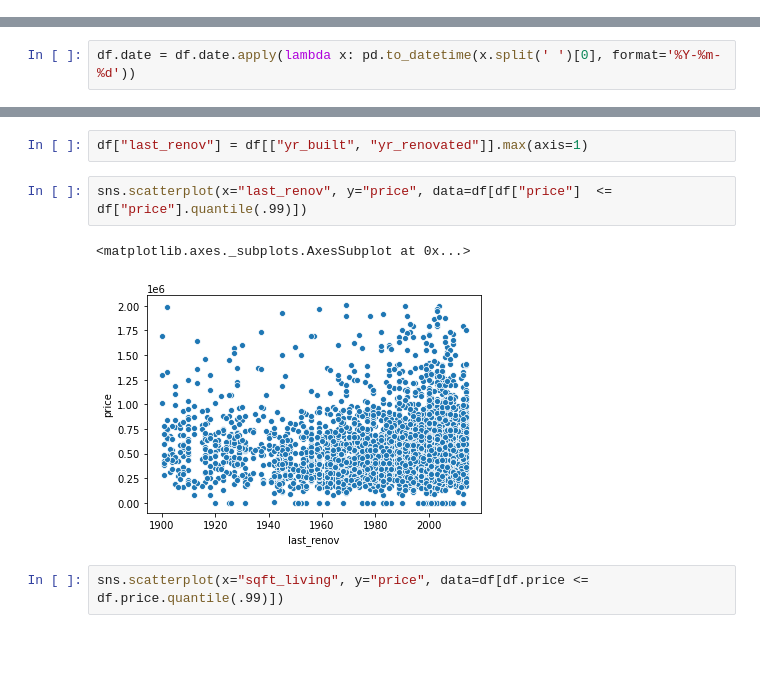
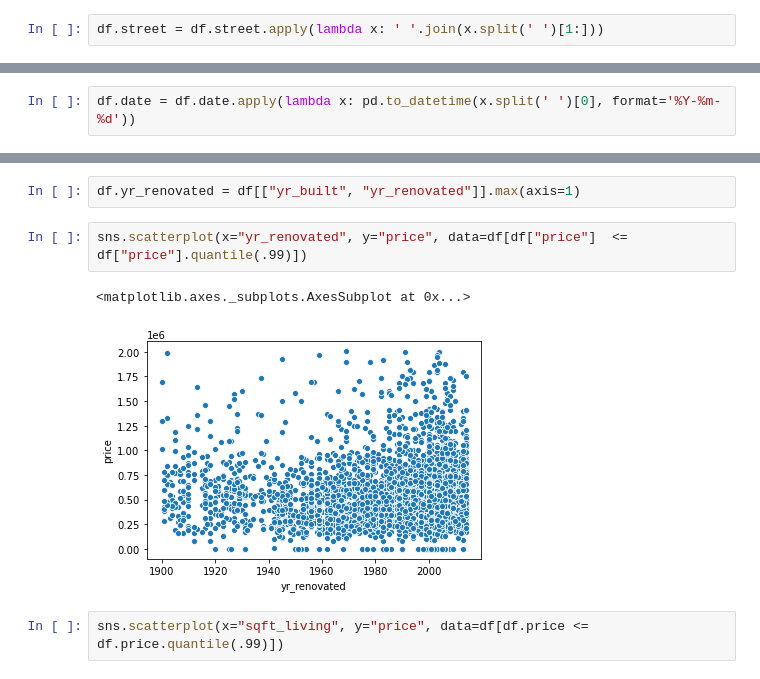
Before and after one commit to CodeSigma/Learn-Data-Science, a Jupyter notebook: house-pricing.ipynb, the cells around one changed output, grey strips where cells are left out. Drawn from its saved outputs; the diff is of its cells as text; blank space fills up the shorter version.

```diff
--- a/house-pricing.ipynb
+++ b/house-pricing.ipynb
@@ -86,0 +97,2 @@ Name: street, Length: 4525, dtype: int64
+# %%
+df.street = df.street.apply(lambda x: ' '.join(x.split(' ')[1:]))
@@ -124,10 +166,10 @@ gb_month.mean()
 # %%
-df["last_renov"] = df[["yr_built", "yr_renovated"]].max(axis=1)
+df.yr_renovated = df[["yr_built", "yr_renovated"]].max(axis=1)
 # %%
-sns.scatterplot(x="last_renov", y="price", data=df[df["price"]  <= df["price"].quantile(.99)])
+sns.scatterplot(x="yr_renovated", y="price", data=df[df["price"]  <= df["price"].quantile(.99)])
 # %% [output]
 <matplotlib.axes._subplots.AxesSubplot at 0x...>
-[figure, old version]
+[figure, new version]
 # %%
 sns.scatterplot(x="sqft_living", y="price", data=df[df.price <= df.price.quantile(.99)])
 # %% [output]
```
Also changed, not shown: parts of 41 cells of this notebook.
